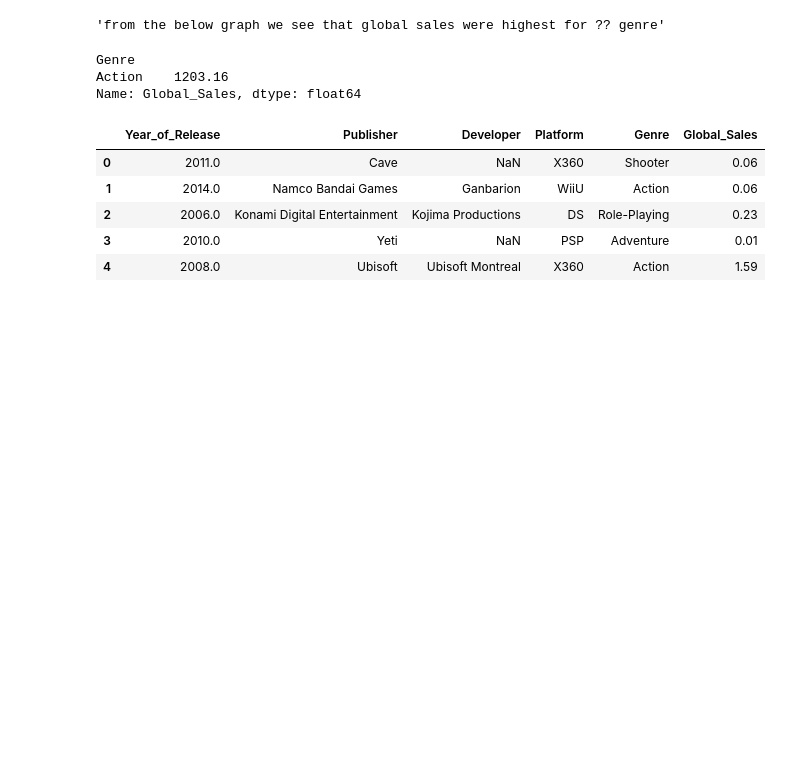
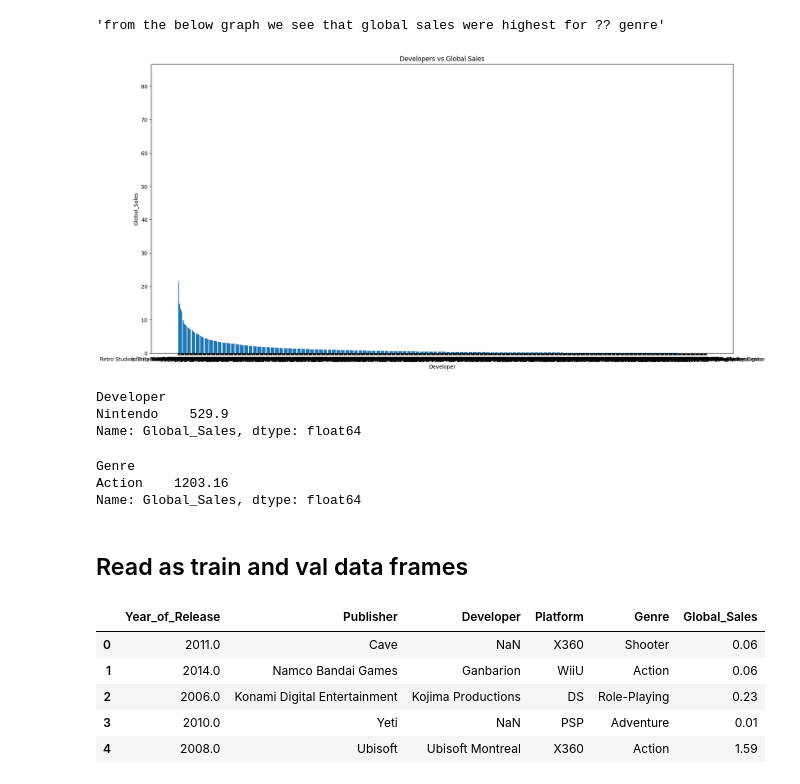
Before and after one commit to GhiathAjam/Analysis-of-Video-Games-Sales, a Jupyter notebook: Analysis/PredictiveQuestions/Q1.ipynb, the cells around one changed output. Saved outputs shown, nothing was run; the diff lists cells and outputs as text; code cells hidden in the pictures; blank space fills up the shorter version.

```diff
--- a/Analysis/PredictiveQuestions/Q1.ipynb
+++ b/Analysis/PredictiveQuestions/Q1.ipynb
@@ -47,6 +38,15 @@ plot(df, 'Genre', 'Global_Sales', 'Genre vs Global Sales')
 # %% [output]
 [figure]
 'from the below graph we see that global sales were highest for ?? genre'
+# %%
+plot(df, 'Developer', 'Global_Sales', 'Developers vs Global Sales')
+# developer whose games have highest global sales is
+df.groupby('Developer')['Global_Sales'].sum().sort_values(ascending=False).head(1)
+# %% [output]
+[figure, added]
+Developer
+Nintendo    529.9
+Name: Global_Sales, dtype: float64
 # %%
 # get the genre with highest sales
 df.groupby('Genre')['Global_Sales'].sum().sort_values(ascending=False).head(1)
@@ -54,6 +54,8 @@ df.groupby('Genre')['Global_Sales'].sum().sort_values(ascending=False).head(1)
 Genre
 Action    1203.16
 Name: Global_Sales, dtype: float64
+# %% [markdown]
+## Read as train and val data frames
 # %%
 # read the data
 df_train = read_data(kind='train')
```
Also changed, not shown: parts of 14 cells of this notebook.
